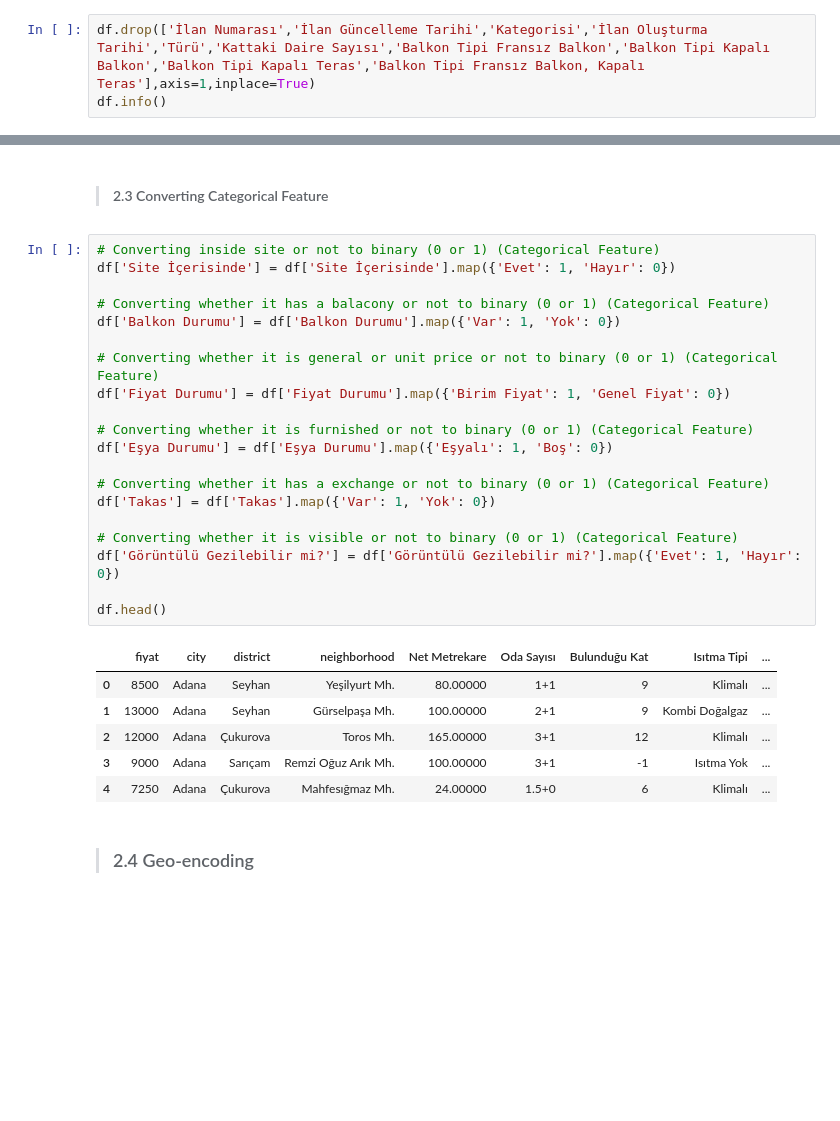
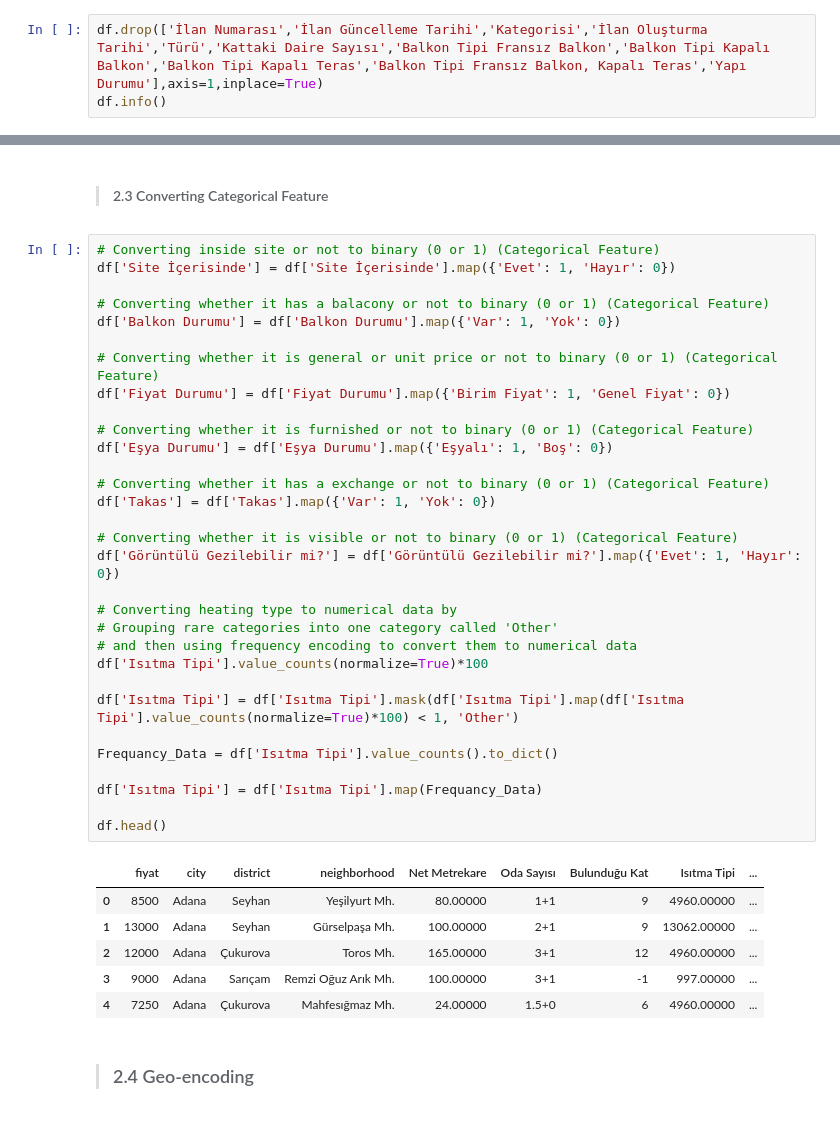
Before and after one commit to XII-A/TurkeyRentPrices, a Jupyter notebook: test.ipynb, the cells around one changed output, grey strips where cells are left out. Drawn from its saved outputs; the diff is of its cells as text; blank space fills up the shorter version.

```diff
--- a/test.ipynb
+++ b/test.ipynb
@@ -20,7 +20,7 @@ df = pd.read_csv('final_data_v4.csv', low_memory=False, index_col=False)
 ### 1. Dropping useless columns
 These columns don't add much value to the process and most of them are null, so I decided to remove them
 # %%
-df.drop(['İlan Numarası','İlan Güncelleme Tarihi','Kategorisi','İlan Oluşturma Tarihi','Türü','Kattaki Daire Sayısı','Balkon Tipi Fransız Balkon','Balkon Tipi Kapalı Balkon','Balkon Tipi Kapalı Teras','Balkon Tipi Fransız Balkon, Kapalı Teras'],axis=1,inplace=True)
+df.drop(['İlan Numarası','İlan Güncelleme Tarihi','Kategorisi','İlan Oluşturma Tarihi','Türü','Kattaki Daire Sayısı','Balkon Tipi Fransız Balkon','Balkon Tipi Kapalı Balkon','Balkon Tipi Kapalı Teras','Balkon Tipi Fransız Balkon, Kapalı Teras','Yapı Durumu'],axis=1,inplace=True)
 df.info()
 # %% [output]
 <class 'pandas.core.frame.DataFrame'>
@@ -373,30 +384,41 @@ df.head()
 # %%
 # Converting inside site or not to binary (0 or 1) (Categorical Feature)
 df['Site İçerisinde'] = df['Site İçerisinde'].map({'Evet': 1, 'Hayır': 0})
 
 # Converting whether it has a balacony or not to binary (0 or 1) (Categorical Feature)
 df['Balkon Durumu'] = df['Balkon Durumu'].map({'Var': 1, 'Yok': 0})
 
 # Converting whether it is general or unit price or not to binary (0 or 1) (Categorical Feature)
 df['Fiyat Durumu'] = df['Fiyat Durumu'].map({'Birim Fiyat': 1, 'Genel Fiyat': 0})
 
 # Converting whether it is furnished or not to binary (0 or 1) (Categorical Feature)
 df['Eşya Durumu'] = df['Eşya Durumu'].map({'Eşyalı': 1, 'Boş': 0})
 
 # Converting whether it has a exchange or not to binary (0 or 1) (Categorical Feature)
 df['Takas'] = df['Takas'].map({'Var': 1, 'Yok': 0})
 
 # Converting whether it is visible or not to binary (0 or 1) (Categorical Feature)
 df['Görüntülü Gezilebilir mi?'] = df['Görüntülü Gezilebilir mi?'].map({'Evet': 1, 'Hayır': 0})
 
+# Converting heating type to numerical data by
+# Grouping rare categories into one category called 'Other'
+# and then using frequency encoding to convert them to numerical data
+df['Isıtma Tipi'].value_counts(normalize=True)*100
+
+df['Isıtma Tipi'] = df['Isıtma Tipi'].mask(df['Isıtma Tipi'].map(df['Isıtma Tipi'].value_counts(normalize=True)*100) < 1, 'Other')
+
+Frequancy_Data = df['Isıtma Tipi'].value_counts().to_dict()
+
+df['Isıtma Tipi'] = df['Isıtma Tipi'].map(Frequancy_Data)
+
 df.head()
 # %% [output]
 |  | fiyat | city | district | neighborhood | Net Metrekare | Oda Sayısı | Bulunduğu Kat | Isıtma Tipi | ... |
-| 0 | 8500 | Adana | Seyhan | Yeşilyurt Mh. | 80.00000 | 1+1 | 9 | Klimalı | ... |
-| 1 | 13000 | Adana | Seyhan | Gürselpaşa Mh. | 100.00000 | 2+1 | 9 | Kombi Doğalgaz | ... |
-| 2 | 12000 | Adana | Çukurova | Toros Mh. | 165.00000 | 3+1 | 12 | Klimalı | ... |
-| 3 | 9000 | Adana | Sarıçam | Remzi Oğuz Arık Mh. | 100.00000 | 3+1 | -1 | Isıtma Yok | ... |
-| 4 | 7250 | Adana | Çukurova | Mahfesığmaz Mh. | 24.00000 | 1.5+0 | 6 | Klimalı | ... |
+| 0 | 8500 | Adana | Seyhan | Yeşilyurt Mh. | 80.00000 | 1+1 | 9 | 4960.00000 | ... |
+| 1 | 13000 | Adana | Seyhan | Gürselpaşa Mh. | 100.00000 | 2+1 | 9 | 13062.00000 | ... |
+| 2 | 12000 | Adana | Çukurova | Toros Mh. | 165.00000 | 3+1 | 12 | 4960.00000 | ... |
+| 3 | 9000 | Adana | Sarıçam | Remzi Oğuz Arık Mh. | 100.00000 | 3+1 | -1 | 997.00000 | ... |
+| 4 | 7250 | Adana | Çukurova | Mahfesığmaz Mh. | 24.00000 | 1.5+0 | 6 | 4960.00000 | ... |
 # %% [markdown]
 >### 2.4 Geo-encoding
 # %%
```
Also changed, not shown: parts of 4 cells of this notebook, 4 other files.
